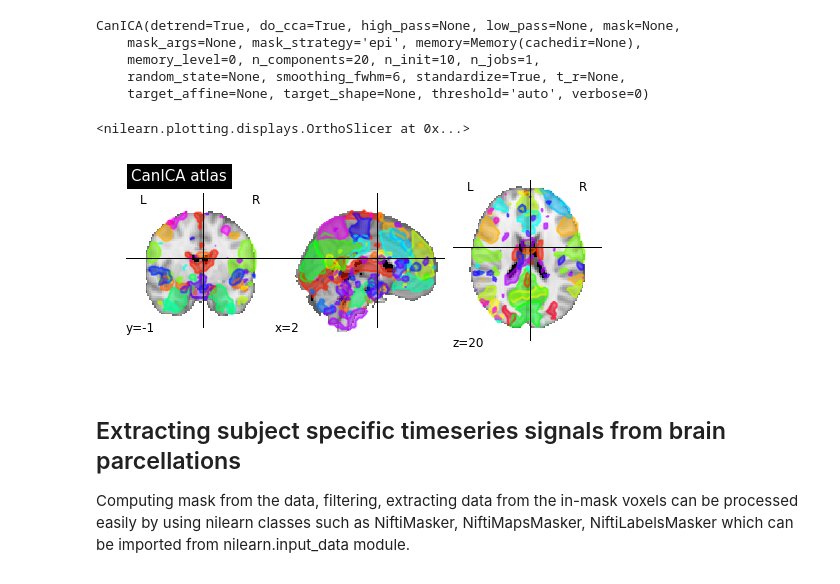
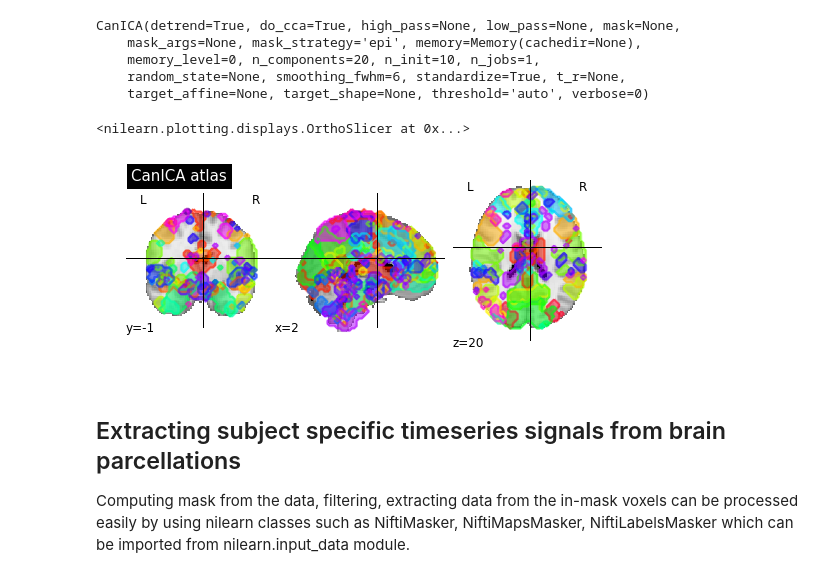
Before and after one commit to mrahim/nilearn_tutorials, a Jupyter notebook: brain_decomposition.ipynb, the cells around one changed output. Saved outputs shown, nothing was run; the diff lists cells and outputs as text; code cells hidden in the pictures.

```diff
--- a/brain_decomposition.ipynb
+++ b/brain_decomposition.ipynb
@@ -60,13 +60,13 @@ CanICA(detrend=True, do_cca=True, high_pass=None, low_pass=None, mask=None,
 # %%
 components_img = canica.masker_.inverse_transform(canica.components_)
 
 # We visualize the generated atlas
 from nilearn import plotting
 
-plotting.plot_prob_atlas(components_img, title='CanICA atlas', threshold=None)
+plotting.plot_prob_atlas(components_img, title='CanICA atlas', threshold=1e-10)
 # %% [output]
 <nilearn.plotting.displays.OrthoSlicer at 0x...>
-[figure, old version]
+[figure, new version]
 # %% [markdown]
 ## Extracting subject specific timeseries signals from brain parcellations
 
```
Also changed, not shown: parts of 4 cells of this notebook, 1 other file.
